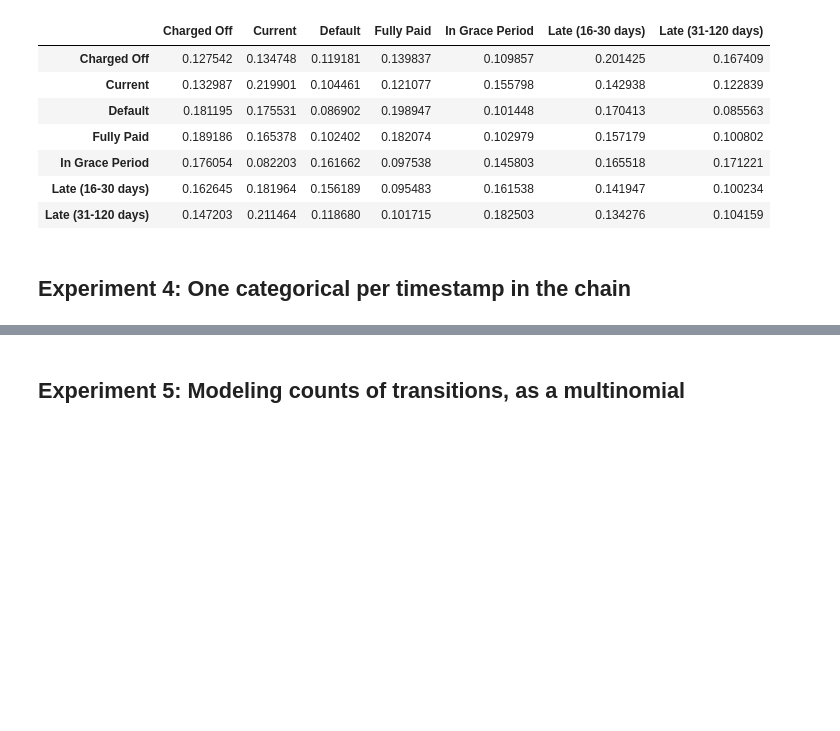
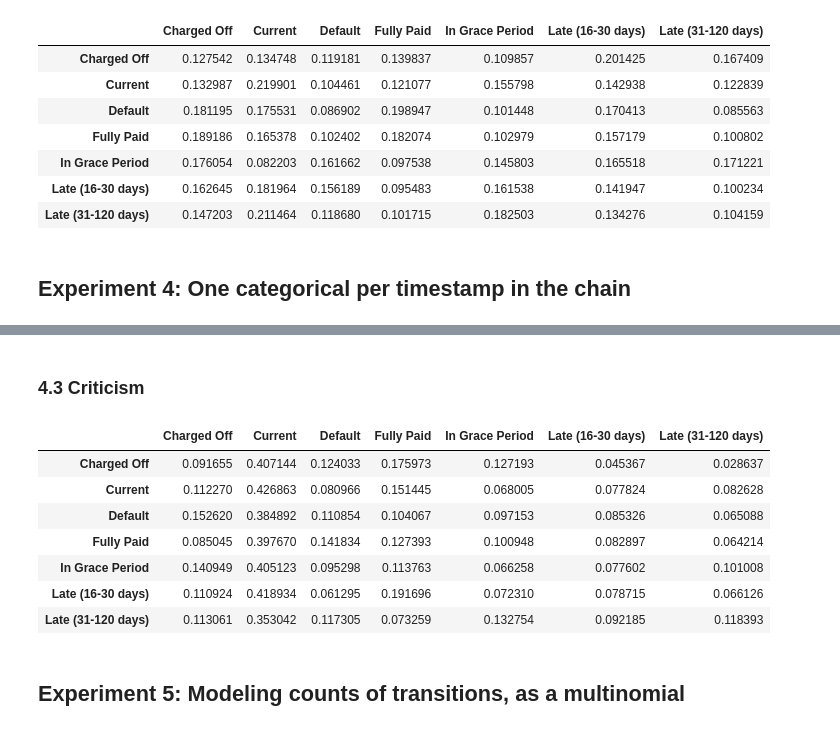
Before and after one commit to basilvetas/lending-club-analysis, a Jupyter notebook: final-project/final-notebook.ipynb, the cells around one changed output, grey strips where cells are left out. Drawn from its saved outputs; the diff is of its cells as text; code cells hidden in the pictures; blank space fills up the shorter version.

Commit message:
Add code for experiment 4 (non stationary) and run it

```diff
--- a/final-project/final-notebook.ipynb
+++ b/final-project/final-notebook.ipynb
@@ -425,0 +432,4 @@ Instead of sharing one transition matrix as a parameter of each Categorical dist
+# %%
+batch_size = 1000
+# %%
+x, pi_0, pi_T_list = utils.models.build_mc_non_stationary(n_states, chain_len, batch_size)
@@ -425,0 +446,3 @@ Instead of sharing one transition matrix as a parameter of each Categorical dist
+# %%
+inferred_matrices, sess, qpi_0, qpi_T_list = utils.inference.infer_mc_non_stationary(
+    x_train, x, pi_0, pi_T_list, n_states, chain_len, batch_size, n_epoch=5, lr=0.005)
@@ -426,3 +451,16 @@ Instead of sharing one transition matrix as a parameter of each Categorical dist
+# %% [markdown]
+### 4.3 Criticism
+# %%
+inferred_matrices[0]
+# %% [output]
+|  | Charged Off | Current | Default | Fully Paid | In Grace Period | Late (16-30 days) | Late (31-120 days) |
+| Charged Off | 0.091655 | 0.407144 | 0.124033 | 0.175973 | 0.127193 | 0.045367 | 0.028637 |
+| Current | 0.112270 | 0.426863 | 0.080966 | 0.151445 | 0.068005 | 0.077824 | 0.082628 |
+| Default | 0.152620 | 0.384892 | 0.110854 | 0.104067 | 0.097153 | 0.085326 | 0.065088 |
+| Fully Paid | 0.085045 | 0.397670 | 0.141834 | 0.127393 | 0.100948 | 0.082897 | 0.064214 |
+| In Grace Period | 0.140949 | 0.405123 | 0.095298 | 0.113763 | 0.066258 | 0.077602 | 0.101008 |
+| Late (16-30 days) | 0.110924 | 0.418934 | 0.061295 | 0.191696 | 0.072310 | 0.078715 | 0.066126 |
+| Late (31-120 days) | 0.113061 | 0.353042 | 0.117305 | 0.073259 | 0.132754 | 0.092185 | 0.118393 |
 # %% [markdown]
 ## Experiment 5: Modeling counts of transitions, as a multinomial
 # %%
```
Also changed, not shown: parts of 10 cells of this notebook, 2 other files.
